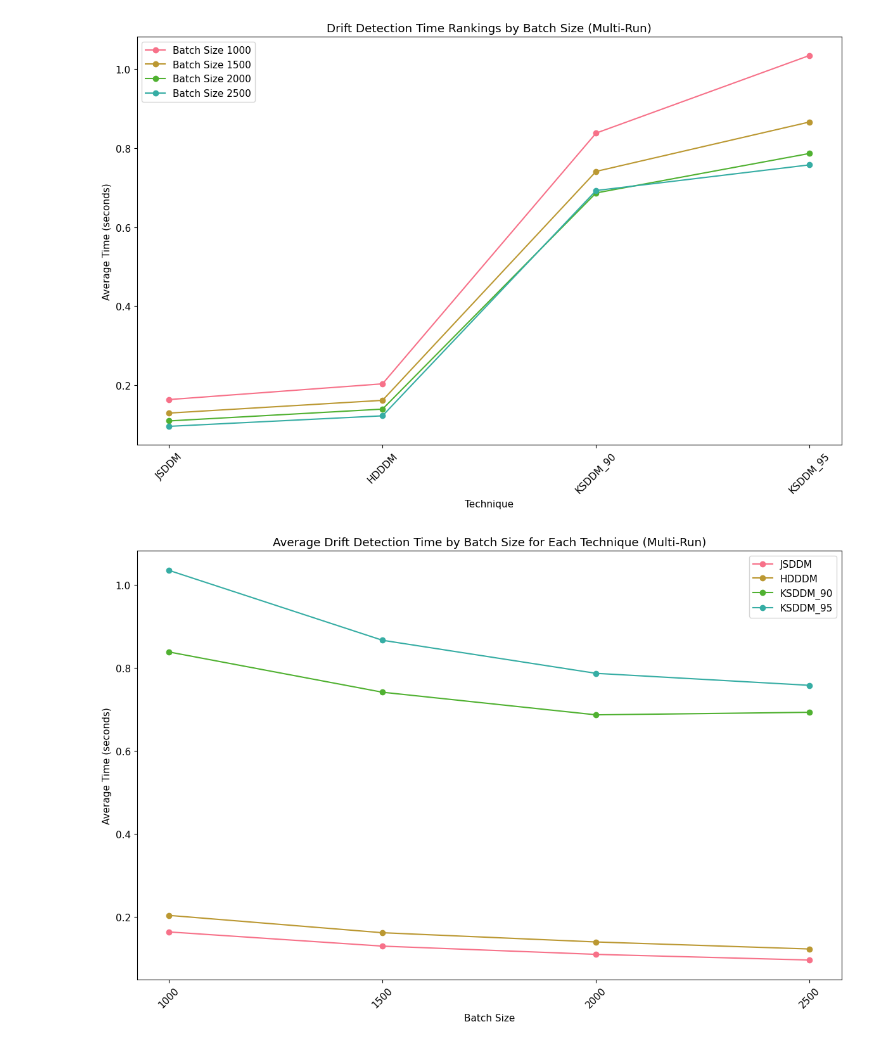
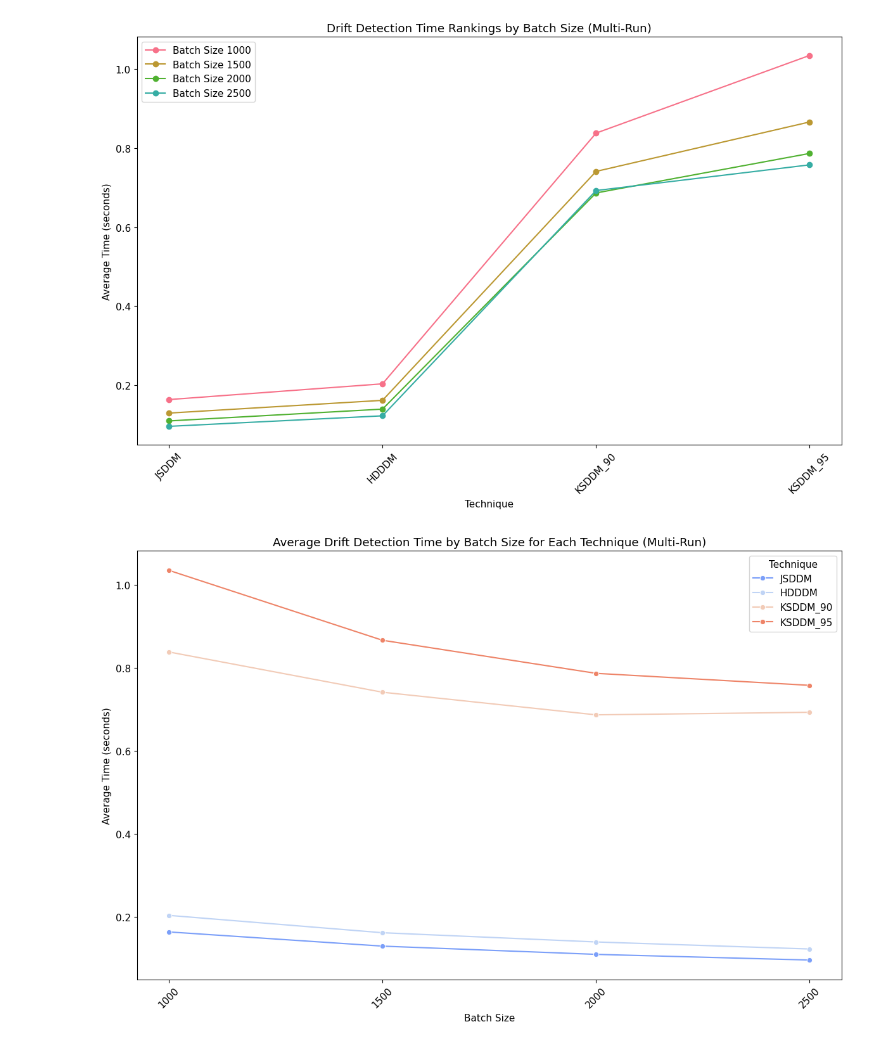
Before and after one commit to lucashelfs/EmpiricalAnalysisOfDataDrift, a Jupyter notebook: analysis/multi_run_drift_detection_timing_analysis.ipynb, the cells around one changed output. Cells and saved outputs as stored; diff of their text form; code cells hidden in the pictures.

```diff
--- a/analysis/multi_run_drift_detection_timing_analysis.ipynb
+++ b/analysis/multi_run_drift_detection_timing_analysis.ipynb
@@ -183,19 +227,22 @@ plt.show()
 # %% [output]
 [figure]
 # %%
-# Plot batch sizes on the x-axis with lines for each technique
 plt.figure(figsize=(12, 8))
-unique_techniques = batch_size_ranking['technique'].unique()
-for technique in unique_techniques:
-    subset = batch_size_ranking[batch_size_ranking['technique'] == technique]
-    plt.plot(subset['batch_size'], subset['duration_seconds'], marker='o', label=technique)
-
+sns.lineplot(
+    data=batch_size_ranking,
+    x='batch_size',
+    y='duration_seconds',
+    hue='technique',
+    marker='o',
+    palette='coolwarm'
+)
 plt.title('Average Drift Detection Time by Batch Size for Each Technique (Multi-Run)')
 plt.xlabel('Batch Size')
 plt.ylabel('Average Time (seconds)')
 plt.xticks(rotation=45)
-plt.legend()
+plt.legend(title='Technique')
 plt.tight_layout()
+plt.savefig('./images/average_time_by_batch_size_per_technique.png')
 plt.show()
 # %% [output]
-[figure, old version]
+[figure, new version]
```
Also changed, not shown: parts of 10 cells of this notebook.
